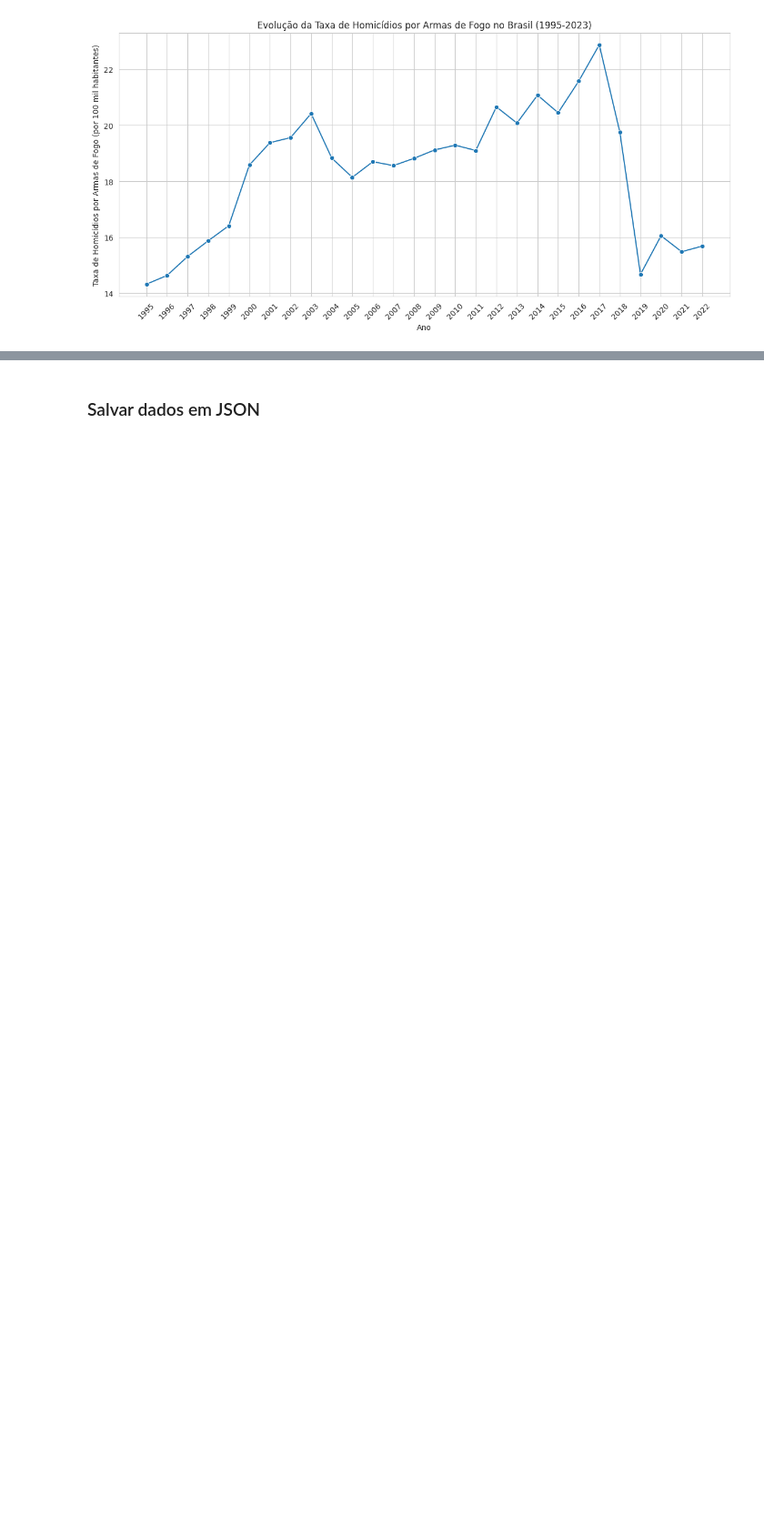
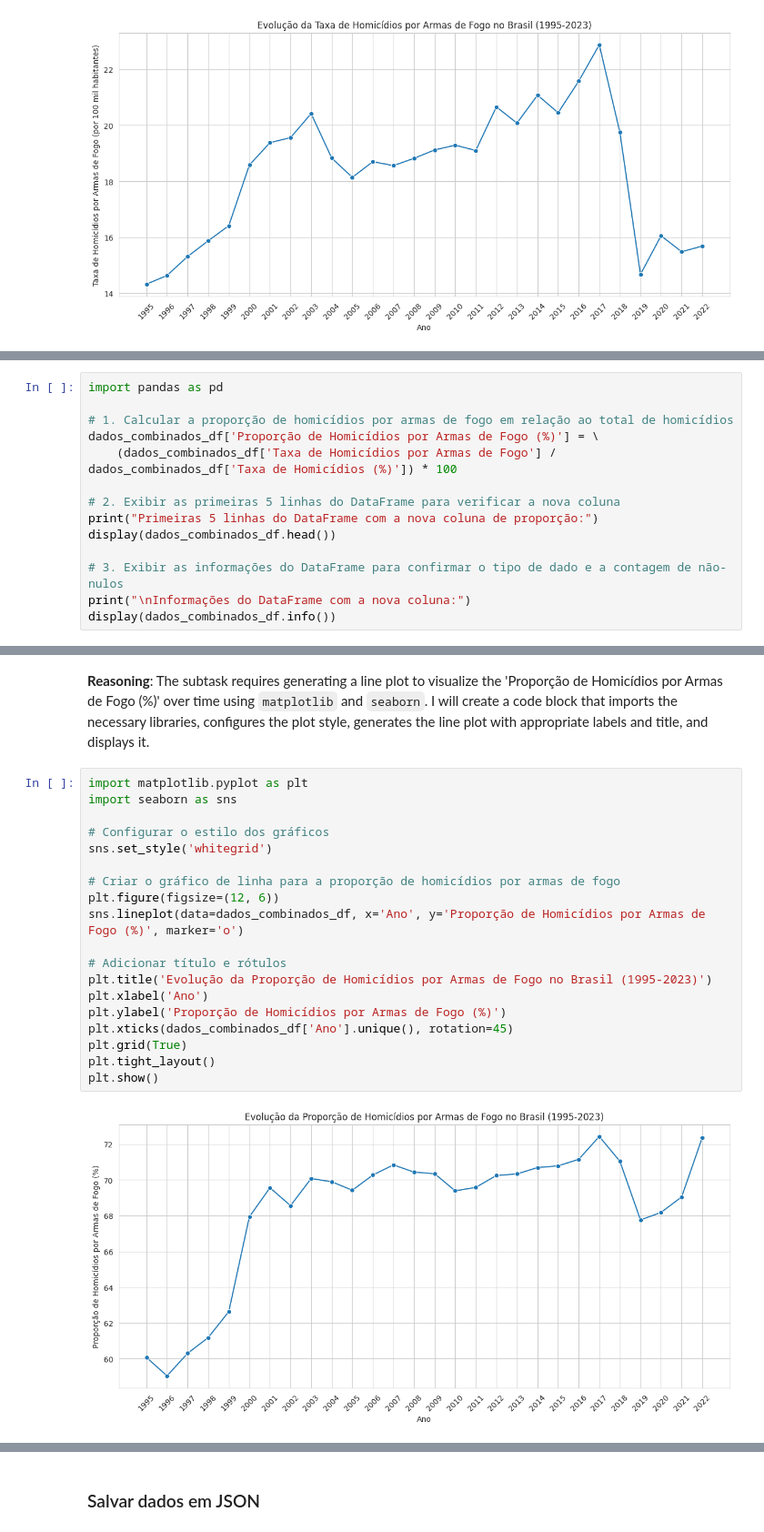
Before and after one commit to brasilemnumeros/dados, a Jupyter notebook: homicidios/Homicidios.ipynb, the cells around one changed output, grey strips where cells are left out. Shown at 91% size. Cells and saved outputs as stored; diff of their text form; blank space fills up the shorter version.

Commit message:
Adicionado proporção de homicidios por armas de fogo

```diff
--- a/homicidios/Homicidios.ipynb
+++ b/homicidios/Homicidios.ipynb
@@ -246,0 +313,14 @@ plt.show()
+# %%
+import pandas as pd
+
+# 1. Calcular a proporção de homicídios por armas de fogo em relação ao total de homicídios
+dados_combinados_df['Proporção de Homicídios por Armas de Fogo (%)'] = \
+    (dados_combinados_df['Taxa de Homicídios por Armas de Fogo'] / dados_combinados_df['Taxa de Homicídios (%)']) * 100
+
+# 2. Exibir as primeiras 5 linhas do DataFrame para verificar a nova coluna
+print("Primeiras 5 linhas do DataFrame com a nova coluna de proporção:")
+display(dados_combinados_df.head())
+
+# 3. Exibir as informações do DataFrame para confirmar o tipo de dado e a contagem de não-nulos
+print("\nInformações do DataFrame com a nova coluna:")
+display(dados_combinados_df.info())
@@ -246,0 +357,24 @@ plt.show()
+# %% [markdown]
+**Reasoning**:
+The subtask requires generating a line plot to visualize the 'Proporção de Homicídios por Armas de Fogo (%)' over time using `matplotlib` and `seaborn`. I will create a code block that imports the necessary libraries, configures the plot style, generates the line plot with appropriate labels and title, and displays it.
+# %%
+import matplotlib.pyplot as plt
+import seaborn as sns
+
+# Configurar o estilo dos gráficos
+sns.set_style('whitegrid')
+
+# Criar o gráfico de linha para a proporção de homicídios por armas de fogo
+plt.figure(figsize=(12, 6))
+sns.lineplot(data=dados_combinados_df, x='Ano', y='Proporção de Homicídios por Armas de Fogo (%)', marker='o')
+
+# Adicionar título e rótulos
+plt.title('Evolução da Proporção de Homicídios por Armas de Fogo no Brasil (1995-2023)')
+plt.xlabel('Ano')
+plt.ylabel('Proporção de Homicídios por Armas de Fogo (%)')
+plt.xticks(dados_combinados_df['Ano'].unique(), rotation=45)
+plt.grid(True)
+plt.tight_layout()
+plt.show()
+# %% [output]
+[figure, added]
```
Also changed, not shown: parts of 12 cells of this notebook.
